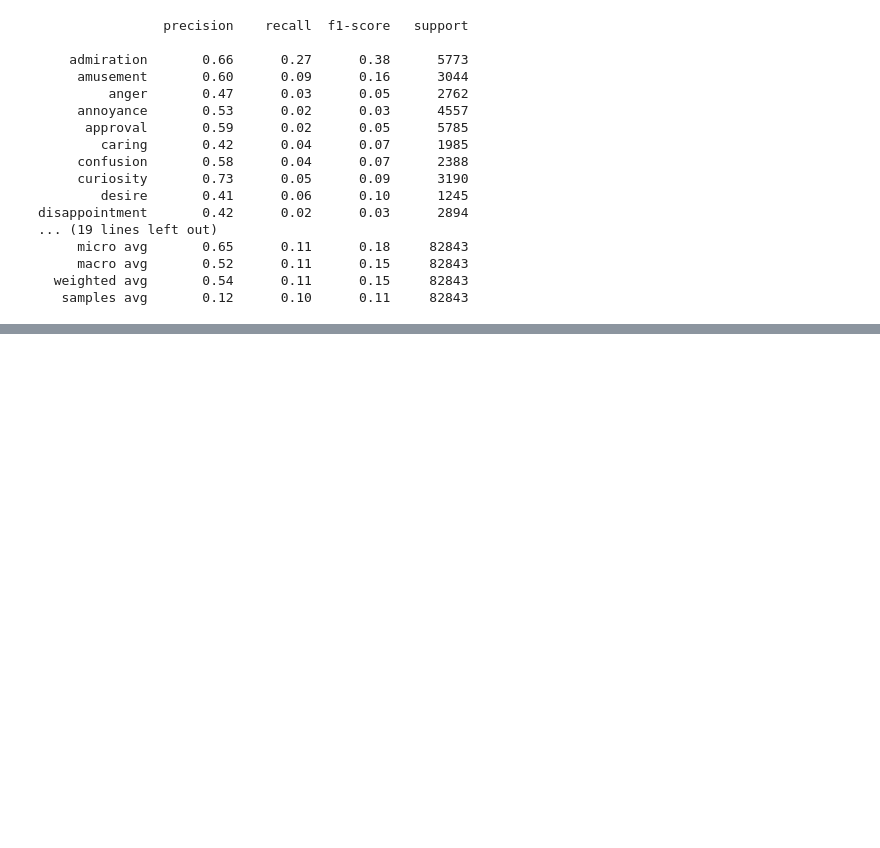
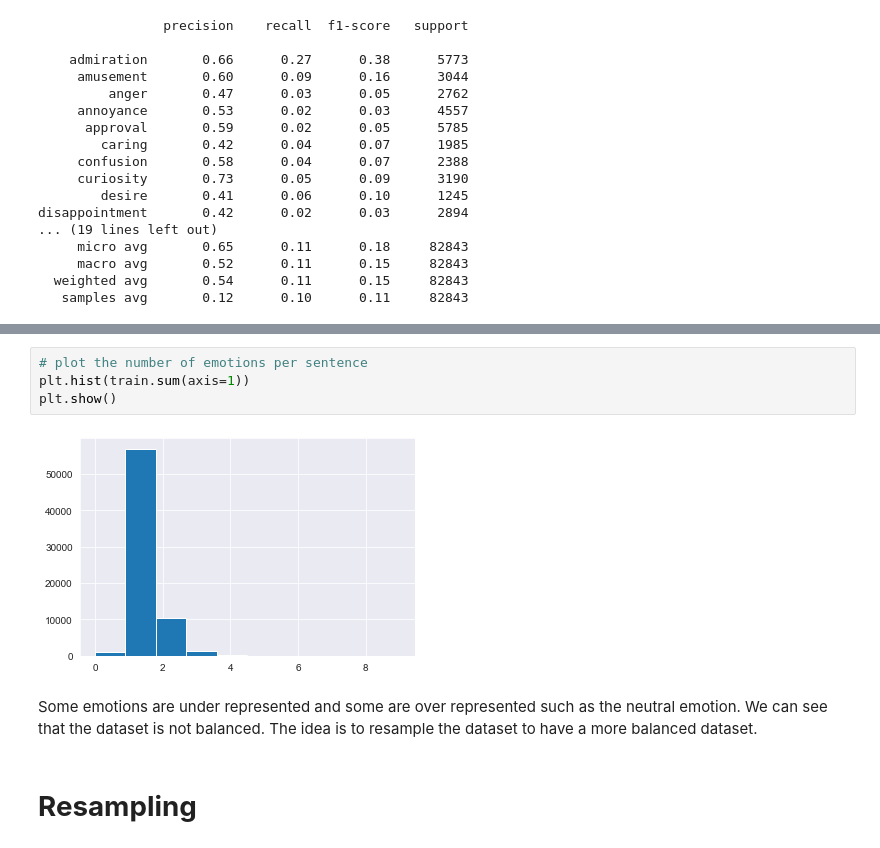
Before and after one commit to m-lemaire/Project_goemotions, a Jupyter notebook: project_goemotions.ipynb, the cells around one changed output, grey strips where cells are left out. Drawn from its saved outputs; the diff is of its cells as text; blank space fills up the shorter version.

Commit message:
resampling

```diff
--- a/project_goemotions.ipynb
+++ b/project_goemotions.ipynb
@@ -170,0 +190,10 @@ disappointment       0.42      0.02      0.03      2894
+# %%
+# plot the number of emotions per sentence
+plt.hist(train.sum(axis=1))
+plt.show()
+# %% [output]
+[figure, added]
+# %% [markdown]
+Some emotions are under represented and some are over represented such as the neutral emotion. We can see that the dataset is not balanced. The idea is to resample the dataset to have a more balanced dataset.
+# %% [markdown]
+# **Resampling**
```
Also changed, not shown: parts of 18 cells of this notebook.
